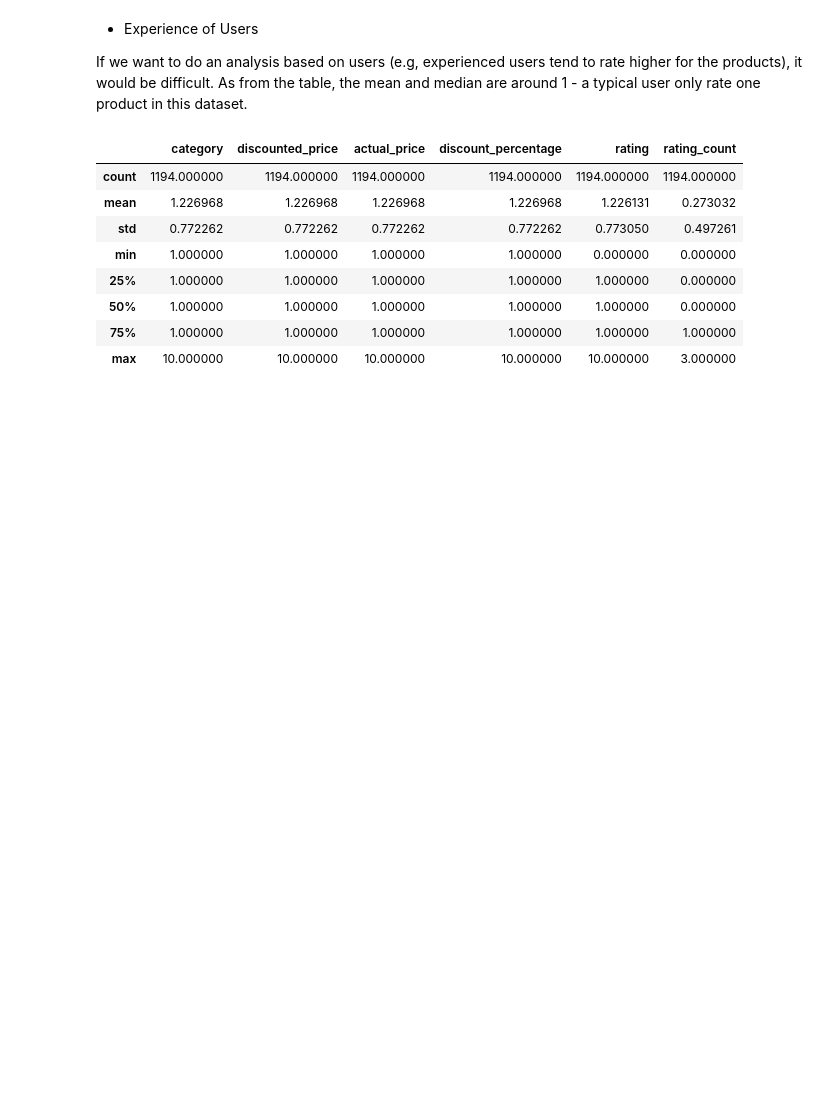
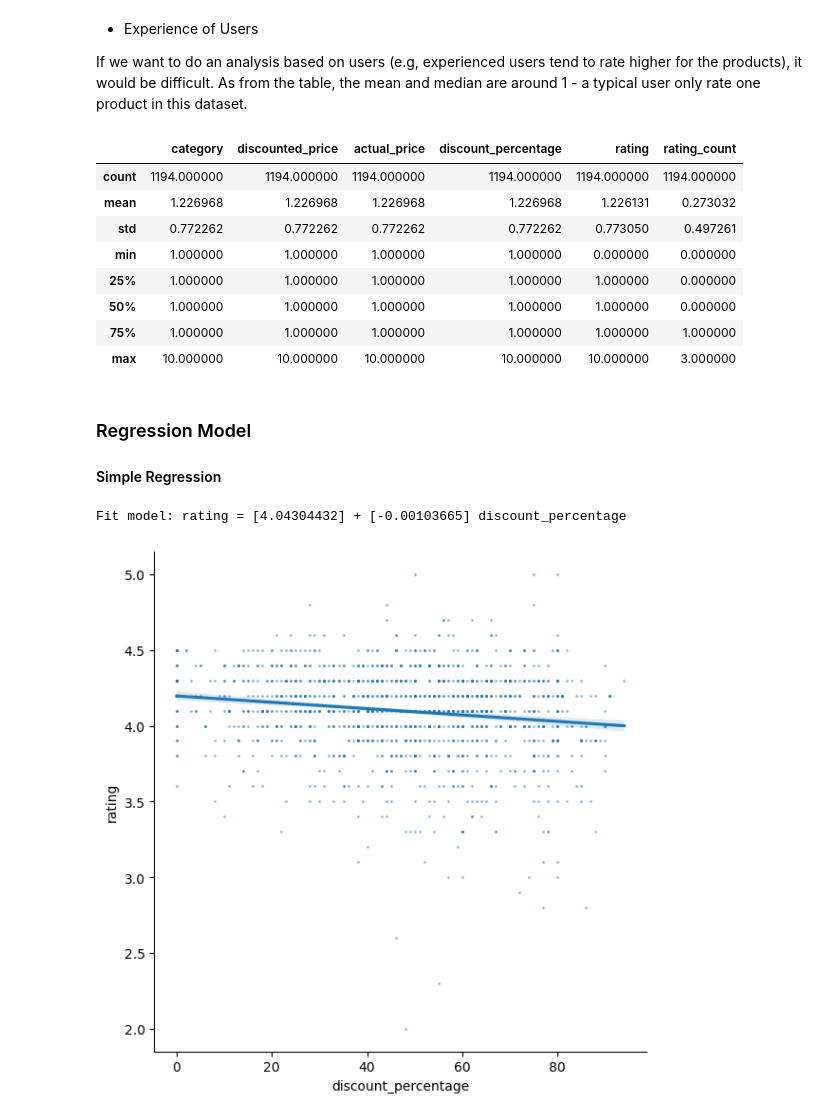
Before and after one commit to ciciliujx/Online-Products-and-Sales, a Jupyter notebook: Initial_step.ipynb, the cells around one changed output. Saved outputs shown, nothing was run; the diff lists cells and outputs as text; code cells hidden in the pictures; blank space fills up the shorter version.

Commit message:
Added regression section

```diff
--- a/Initial_step.ipynb
+++ b/Initial_step.ipynb
@@ -161,3 +162,7 @@ da.groupby("user_id").count().describe()
 | 50% | 1.000000 | 1.000000 | 1.000000 | 1.000000 | 1.000000 | 0.000000 |
 | 75% | 1.000000 | 1.000000 | 1.000000 | 1.000000 | 1.000000 | 1.000000 |
 | max | 10.000000 | 10.000000 | 10.000000 | 10.000000 | 10.000000 | 3.000000 |
+# %% [markdown]
+### Regression Model
+
+#### Simple Regression
@@ -163,0 +174,15 @@ da.groupby("user_id").count().describe()
+# %%
+lr_model.fit(X = da[da.notnull().all(1)][['discount_percentage']],
+             y = da[da.notnull().all(1)][['rating']])
+beta_0 = lr_model.intercept_
+beta_1 = lr_model.coef_[0]
+print(f"Fit model: rating = {beta_0} + {beta_1} discount_percentage")
+# %% [output]
+Fit model: rating = [4.04304432] + [-0.00103665] discount_percentage
+# %%
+sns.lmplot(
+    data=da, x="discount_percentage", y="rating", height=6,
+    scatter_kws=dict(s=1.5, alpha=0.35)
+);
+# %% [output]
+[figure, added]
```
Also changed, not shown: parts of 6 cells of this notebook.
